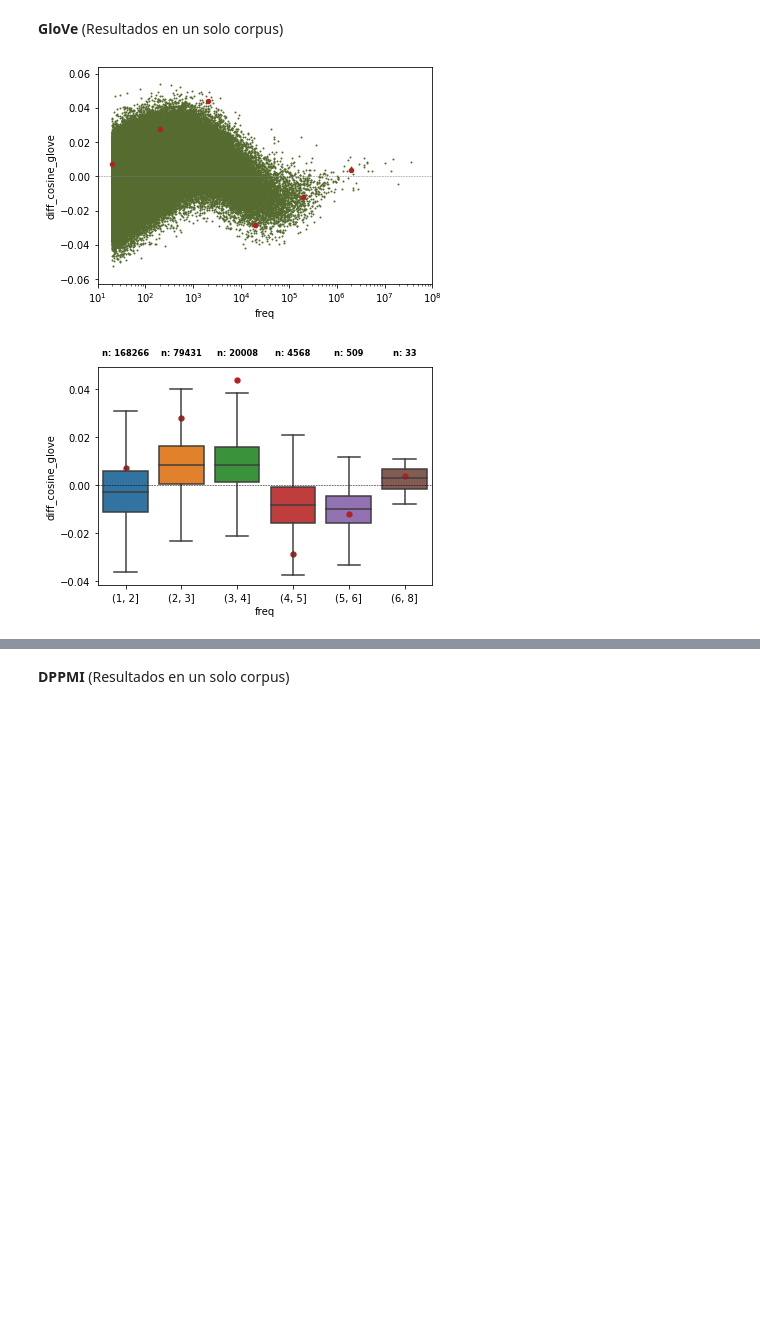
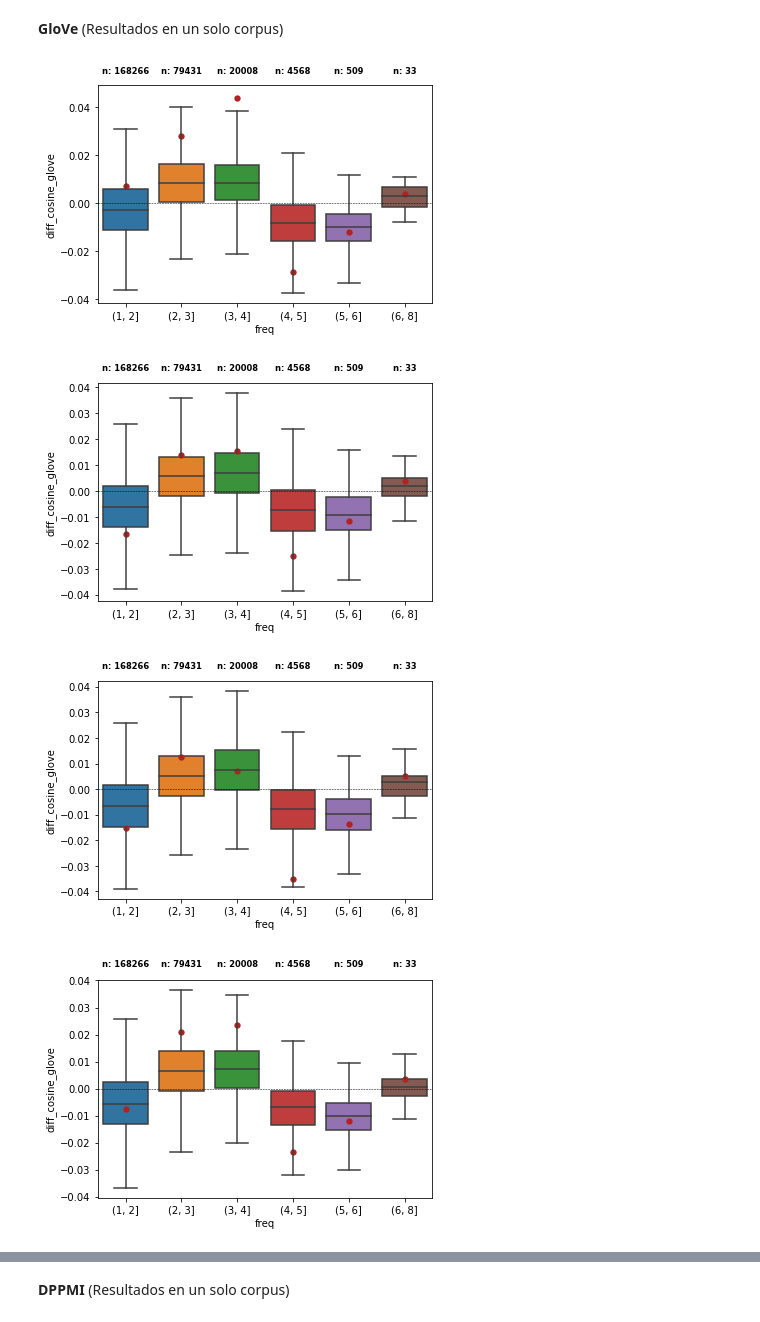
Before and after one commit to ftvalentini/tesis-BiasNLP, a Jupyter notebook: analisis_newwords.ipynb, the cells around one changed output, grey strips where cells are left out. Drawn from its saved outputs; the diff is of its cells as text; code cells hidden in the pictures; blank space fills up the shorter version.

```diff
--- a/analisis_newwords.ipynb
+++ b/analisis_newwords.ipynb
@@ -312,8 +329,9 @@ En esta parte hay gráficos de resultados de un solo corpus, solo como chequeo
 # %% [markdown]
 **word2vec** (Resultados en un solo corpus)
 # %%
-fig_, ax_ = scatter_plt(
-    dfs_t1t2[0], x_var='freq', y_var='diff_cosine_w2v', flag_color="newword")
-fig_, ax_ = boxplots_plt(
-    dfs_t1t2[0], x_var='freq', y_var='diff_cosine_w2v', bins=[1,2,3,4,5,6,8], flag_points="newword")
+#fig_, ax_ = scatter_plt(
+#    dfs_t1t2[0], x_var='freq', y_var='diff_cosine_w2v', flag_color="newword")
+for i in range(5):
+    fig_, ax_ = boxplots_plt(
+        dfs_t1t2[i], x_var='freq', y_var='diff_cosine_w2v', bins=[1,2,3,4,5,6,8], flag_points="newword")
 # %% [output]
@@ -322,10 +343,16 @@ fig_, ax_ = boxplots_plt(
 # %% [markdown]
 **GloVe** (Resultados en un solo corpus)
 # %%
-fig_, ax_ = scatter_plt(
-    dfs_t1t2[0], x_var='freq', y_var='diff_cosine_glove', flag_color="newword")
-fig_, ax_ = boxplots_plt(
-    dfs_t1t2[0], x_var='freq', y_var='diff_cosine_glove', bins=[1,2,3,4,5,6,8], flag_points="newword")
+#fig_, ax_ = scatter_plt(
+#    dfs_t1t2[0], x_var='freq', y_var='diff_cosine_glove', flag_color="newword")
+#fig_, ax_ = boxplots_plt(
+#    dfs_t1t2[0], x_var='freq', y_var='diff_cosine_glove', bins=[1,2,3,4,5,6,8], flag_points="newword")
+
+for i in range(5):
+    fig_, ax_ = boxplots_plt(
+        dfs_t1t2[i], x_var='freq', y_var='diff_cosine_glove', bins=[1,2,3,4,5,6,8], flag_points="newword")
 # %% [output]
-[figure, old version]
+[figure, new version]
-[figure, old version]
+[figure, new version]
+[figure, added]
+[figure, added]
```
Also changed, not shown: parts of 6 cells of this notebook.
